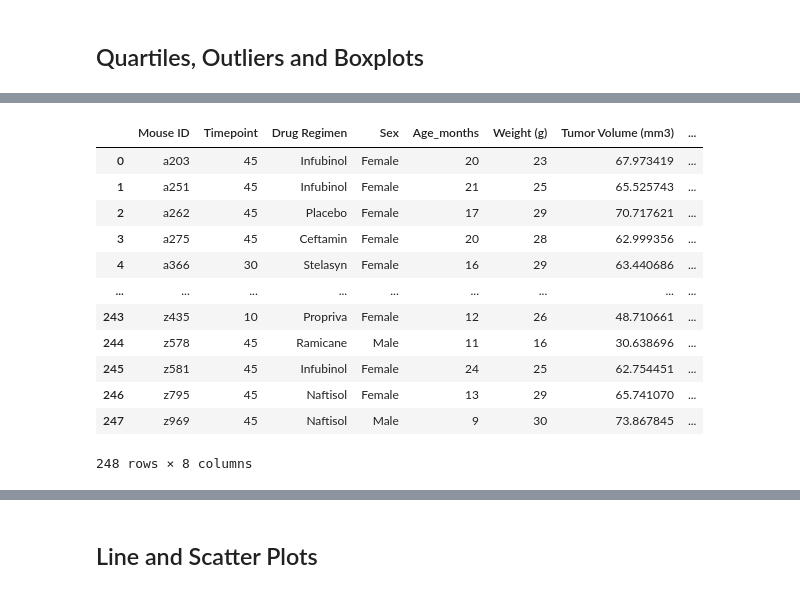
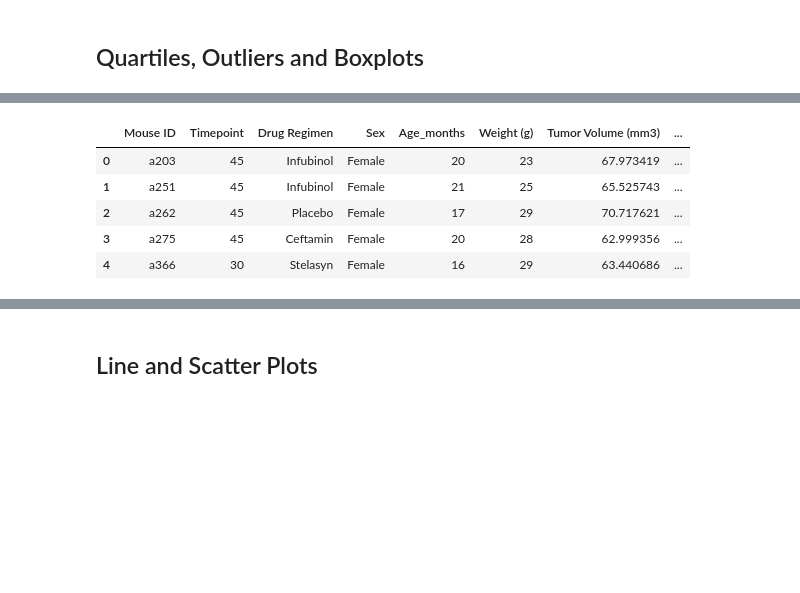
Before and after one commit to tlenzmeier58/matplotlib_challenge, a Jupyter notebook: pymaceuticals_starter.ipynb, the cells around one changed output, grey strips where cells are left out. Saved outputs shown, nothing was run; the diff lists cells and outputs as text; code cells hidden in the pictures; blank space fills up the shorter version.

```diff
--- a/pymaceuticals_starter.ipynb
+++ b/pymaceuticals_starter.ipynb
@@ -6,6 +6,7 @@ import matplotlib.pyplot as plt
 import pandas as pd
 import scipy.stats as st
 import numpy as np
+import os as os
 
 # Study data files
 mouse_metadata_path = "../matplotlib_challenge/Pymaceuticals/data/Mouse_metadata.csv"
@@ -15,10 +16,10 @@ study_results_path = "../matplotlib_challenge/Pymaceuticals/data/Study_results.c
 mouse_metadata = pd.read_csv(mouse_metadata_path)
 study_results = pd.read_csv(study_results_path)
 
-# Combine the data into a single dataset
-combined_data_df = pd.merge(mouse_metadata, study_results, how='outer', on=(['Mouse ID', 'Mouse ID']))
+# # Combine the data into a single dataset
+combined_data_df = pd.merge(mouse_metadata, study_results, how='left', on=(['Mouse ID', 'Mouse ID']))
 
-# Display the data table for preview
+# # Display the data table for preview
 combined_data_df.head()
 # %% [output]
 |  | Mouse ID | Drug Regimen | Sex | Age_months | Weight (g) | Timepoint | Tumor Volume (mm3) | ... |
@@ -295,24 +235,23 @@ ceftamin_df
 # %%
+# Calculate the final tumor volume of each mouse across four of the treatment regimens:
+# Capomulin, Ramicane, Infubinol, and Ceftamin
 # Start by getting the last (greatest) timepoint for each mouse
-max_timepoint = clean_data_df.groupby('Mouse ID')['Timepoint'].max()
+last_timepoint = clean_data_df.groupby('Mouse ID')['Timepoint'].max()
+last_timepoint_df = pd.DataFrame(last_timepoint)
+
+last_timepoint_df
 
 # Merge this group df with the original dataframe to get the tumor volume at the last timepoint
-final_tumor_df = pd.merge(max_timepoint, clean_data_df, how="left", on=['Mouse ID', 'Timepoint'])
-final_tumor_df
+final_df = pd.merge(last_timepoint_df, clean_data_df, how="left", on=('Mouse ID', 'Timepoint'))
+
+final_df.head()
 # %% [output]
 |  | Mouse ID | Timepoint | Drug Regimen | Sex | Age_months | Weight (g) | Tumor Volume (mm3) | ... |
 | 0 | a203 | 45 | Infubinol | Female | 20 | 23 | 67.973419 | ... |
 | 1 | a251 | 45 | Infubinol | Female | 21 | 25 | 65.525743 | ... |
 | 2 | a262 | 45 | Placebo | Female | 17 | 29 | 70.717621 | ... |
 | 3 | a275 | 45 | Ceftamin | Female | 20 | 28 | 62.999356 | ... |
 | 4 | a366 | 30 | Stelasyn | Female | 16 | 29 | 63.440686 | ... |
-| ... | ... | ... | ... | ... | ... | ... | ... | ... |
-| 243 | z435 | 10 | Propriva | Female | 12 | 26 | 48.710661 | ... |
-| 244 | z578 | 45 | Ramicane | Male | 11 | 16 | 30.638696 | ... |
-| 245 | z581 | 45 | Infubinol | Female | 24 | 25 | 62.754451 | ... |
-| 246 | z795 | 45 | Naftisol | Female | 13 | 29 | 65.741070 | ... |
-| 247 | z969 | 45 | Naftisol | Male | 9 | 30 | 73.867845 | ... |
-248 rows × 8 columns
 # %%
 # Put treatments into a list for for loop (and later for plot labels)
 treatments = ["Capomulin", "Ramicane", "Infubinol", "Ceftamin"]
```
Also changed, not shown: parts of 16 cells of this notebook, 1 other file.
